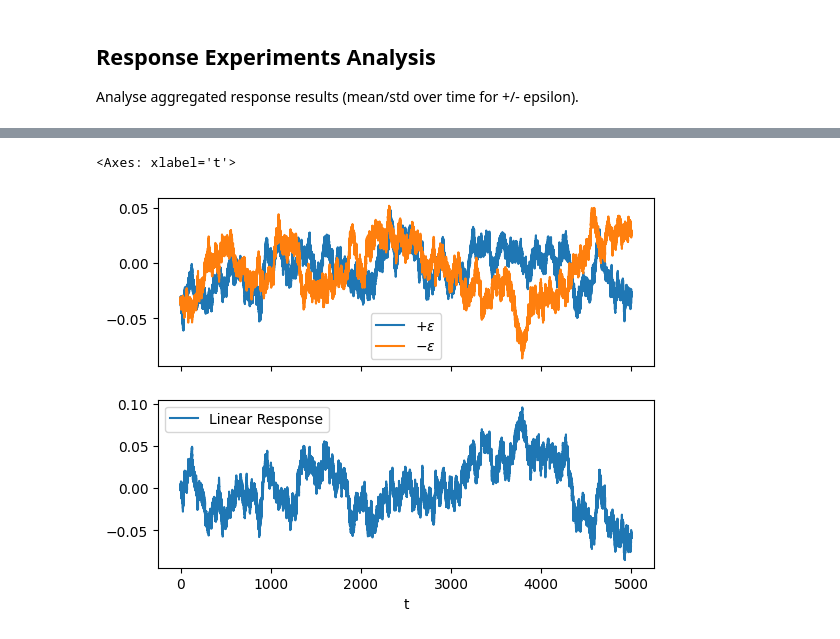
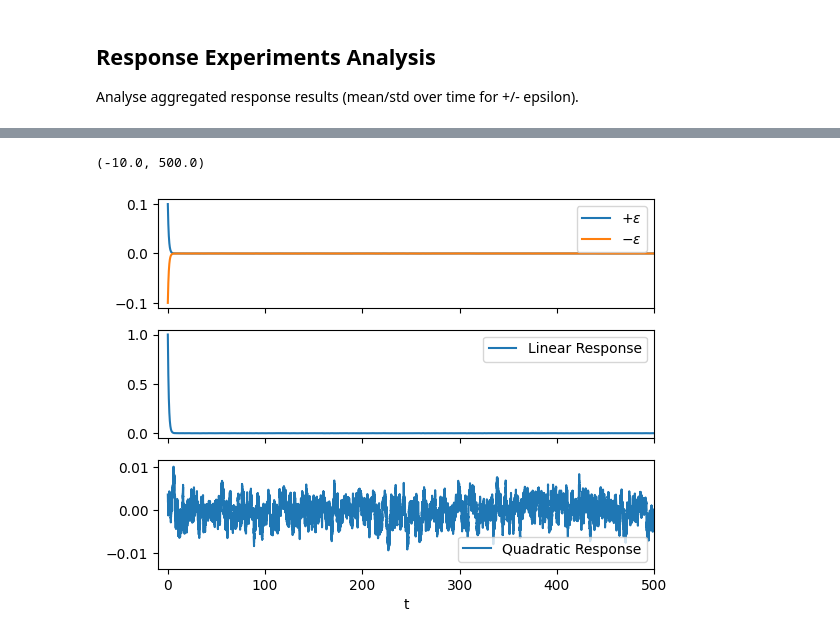
Before and after one commit to niccozagli/Dynamical_Systems_Networks, a Jupyter notebook: notebooks/prototyping/prototyping_data_analysis.ipynb, the cells around one changed output, grey strips where cells are left out. Cells and saved outputs as stored; diff of their text form; code cells hidden in the pictures.

```diff
--- a/notebooks/prototyping/prototyping_data_analysis.ipynb
+++ b/notebooks/prototyping/prototyping_data_analysis.ipynb
@@ -165,10 +162,10 @@ Aggregate the sweep results and plot order parameter vs. theta.
 # %%
 # Aggregate across runs for each theta and plot the mean_x1 order parameter.
 repo_root = find_repo_root()
-sweep_dir = repo_root / "results" / "phase_diagram_double_well_configuration_model_PowerLaw_Alpha35/"
-sweep_table_path = repo_root / "params" / "sweep_theta_double_well_configuration_model_PowerLaw_Alpha35.tsv"
+sweep_dir = repo_root / "results" / "phase_diagram_double_well_configuration_model_poisson/"
+sweep_table_path = repo_root / "params" / "sweep_theta_double_well_configuration_model_poisson.tsv"
 sweep_table = load_sweep_table(sweep_table_path)
-config_path = repo_root / "configs" / "config_double_well_configuration_model_PowerLaw_Alpha35.json"
+config_path = repo_root / "configs" / "config_double_well_configuration_model_poisson.json"
 
 theta_c = compute_theta_c_from_config(config_path)
 
@@ -191,19 +188,13 @@ ax.fill_between(
     label="Ensemble variability"
 )
 
-ax.fill_between(
-    phase_df["theta_scaled"],
-    phase_df["mean_x1"] - phase_df["time_std_x1"],
-    phase_df["mean_x1"] + phase_df["time_std_x1"],
-    alpha=0.6,
-    label="Order parameter time variability"
-)
+
 ax.set_ylabel(r"$\langle x_1 \rangle_0$", size=16)
 ax.set_xlabel(r"$\theta / \theta_c$", size=16)
-ax.set_title(r"Power Law $\alpha = 3.5$")
+ax.set_title(r"Poisson")
 ax.legend()
 plt.show()
-#fig.savefig(repo_root / "figures" / "Phase_Diagram_DoubleWell_NoRotation_PowerLaw_Alpha25.png", dpi=600)
+fig.savefig(repo_root / "figures" / "Phase_Diagram_DoubleWell_NoRotation_Poisson.png", dpi=600)
 # %% [markdown]
 ### Order Parameter as a function of time
 # %%
@@ -337,8 +329,11 @@ graph_count: 4 sample_count: 8
 # %%
-fig, ax = plt.subplots(nrows=2,sharex=True)
+fig, ax = plt.subplots(nrows=3,sharex=True)
 df_plus.plot(x="t",y="mean_x1",label=r"$+ \varepsilon$",ax=ax[0])
 df_minus.plot(x="t",y="mean_x1",label=r"$- \varepsilon$",ax=ax[0])
 df_response.plot(x="t",y="mean_x1",label="Linear Response",ax=ax[1])
+df_quad.plot(x='t',y= 'mean_x1',label="Quadratic Response",ax=ax[2])
+
+ax[-1].set_xlim(-10,500)
 # %% [output]
-<Axes: xlabel='t'>
+(-10.0, 500.0)
-[figure, old version]
+[figure, new version]
```
Also changed, not shown: parts of 6 cells of this notebook, 31 other files.
